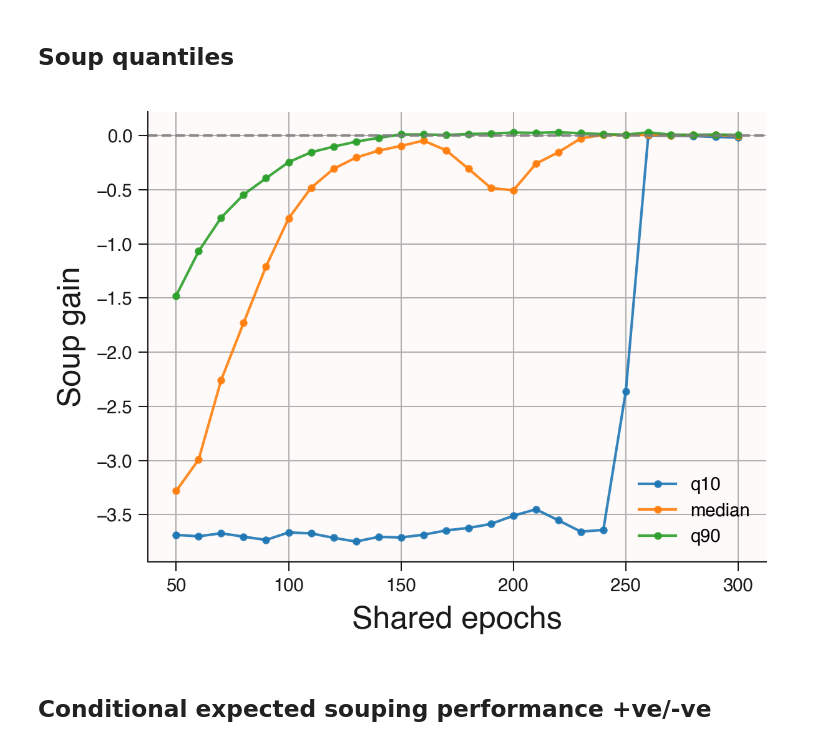
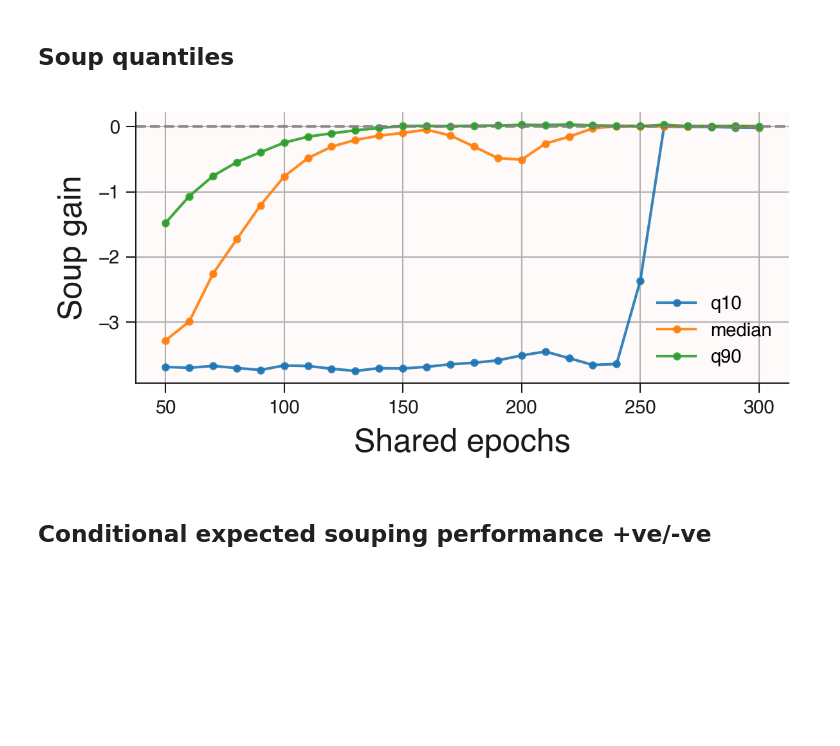
Before and after one commit to chipnbits/too-salty, a Jupyter notebook: notebooks/1. Shared Epochs.ipynb, the cells around one changed output. Cells and saved outputs as stored; diff of their text form; code cells hidden in the pictures; blank space fills up the shorter version.

Commit message:
tighten iclr report

```diff
--- a/notebooks/1. Shared Epochs.ipynb
+++ b/notebooks/1. Shared Epochs.ipynb
@@ -97,7 +97,7 @@ q_df = (
     .reset_index()
 )
 # %%
-fig, ax = plt.subplots()
+fig, ax = plt.subplots(figsize=(4,2))
 
 ax.plot(
     q_df['shared_epochs'],
@@ -117,35 +117,35 @@ ax.plot(
     markersize=2,
     linewidth=1,
     alpha=0.9
 )
 
 ax.plot(
     q_df['shared_epochs'],
     q_df['q90'],
     label='q90',
     marker='o',
     markersize=2,
     linewidth=1,
     alpha=0.9
 )
 
 ax.axhline(0, linewidth=1, alpha=0.8, color='gray', linestyle='--')
 
 ax.set_xlabel('Shared epochs', fontsize=12)
 ax.set_ylabel('Soup gain', fontsize=12)
 # ax.set_title('Quantiles of soup gain vs shared epochs', fontsize=13)
 
 # ax.grid(True, which='major', alpha=0.3)
 # ax.minorticks_on()
 # ax.grid(True, which='minor', alpha=0.15)
 
 ax.legend(frameon=False)
 
 plt.tight_layout()
-plt.savefig('../report/figures/soup_gain_quantiles_vs_shared_epochs.pdf')
+plt.savefig('../iclr_report/figures/soup_gain_quantiles_vs_shared_epochs.pdf')
 plt.show()
 # %% [output]
-[figure, old version]
+[figure, new version]
 # %% [markdown]
 ## Conditional expected souping performance +ve/-ve
 # %%
```
Also changed, not shown: parts of 3 cells of this notebook, 24 other files.
